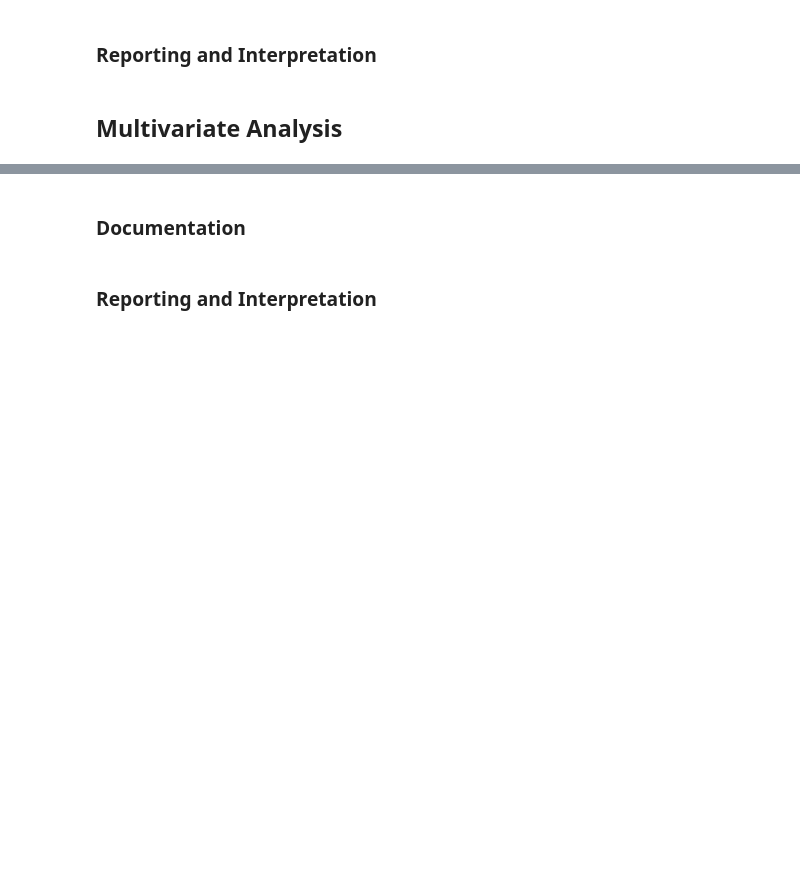
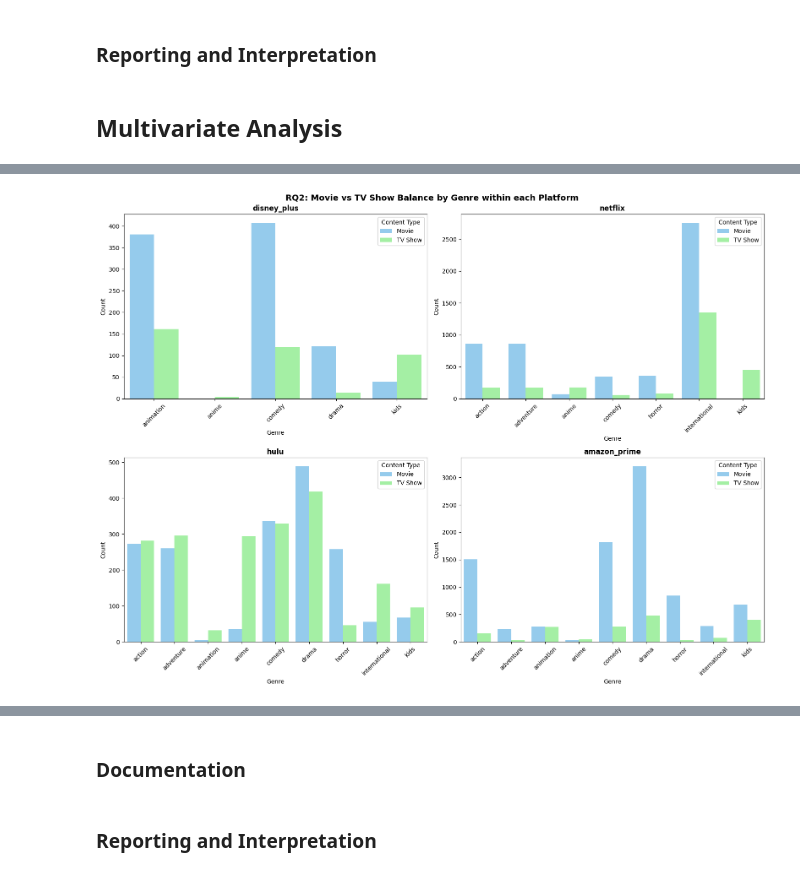
Before and after one commit to karisp94/si618_project, a Jupyter notebook: ProjectPart2.ipynb, the cells around one changed output, grey strips where cells are left out. Saved outputs shown, nothing was run; the diff lists cells and outputs as text; code cells hidden in the pictures; blank space fills up the shorter version.

```diff
--- a/ProjectPart2.ipynb
+++ b/ProjectPart2.ipynb
@@ -274,0 +534,32 @@ netflix            0.696151  0.303849
+# %%
+# grouped bar chart: genre x content type for each platform
+df = streaming_full.melt(
+    id_vars=["channel_streaming", "movie_or_serie"],
+    value_vars=genres,
+    var_name="Genre",
+    value_name="Has_Genre"
+)
+df = df[df["Has_Genre"] == 1]
+
+count_df = (
+    df.groupby(["channel_streaming", "Genre", "movie_or_serie"]).size().reset_index(name="Count")
+)
+
+platforms = streaming_full["channel_streaming"].unique()
+fig, axes = plt.subplots(2, 2, figsize=(16, 12))
+axes = axes.flatten()
+
+for ax, platform in zip(axes, platforms):
+    subset = count_df[count_df["channel_streaming"] == platform]
+    sns.barplot(data=subset, x="Genre", y="Count", hue="movie_or_serie", palette={"Movie": "lightskyblue", "TV Show": "palegreen"}, ax=ax)
+    ax.set_title(f"{platform}", fontsize=12, fontweight="bold")
+    ax.set_xlabel("Genre")
+    ax.set_ylabel("Count")
+    ax.tick_params(axis="x", rotation=45)
+    ax.legend(title="Content Type")
+
+plt.suptitle("RQ2: Movie vs TV Show Balance by Genre within each Platform", fontsize=14, fontweight="bold")
+plt.tight_layout()
+plt.show()
+# %% [output]
+[figure, added]
```
Also changed, not shown: parts of 15 cells of this notebook.
